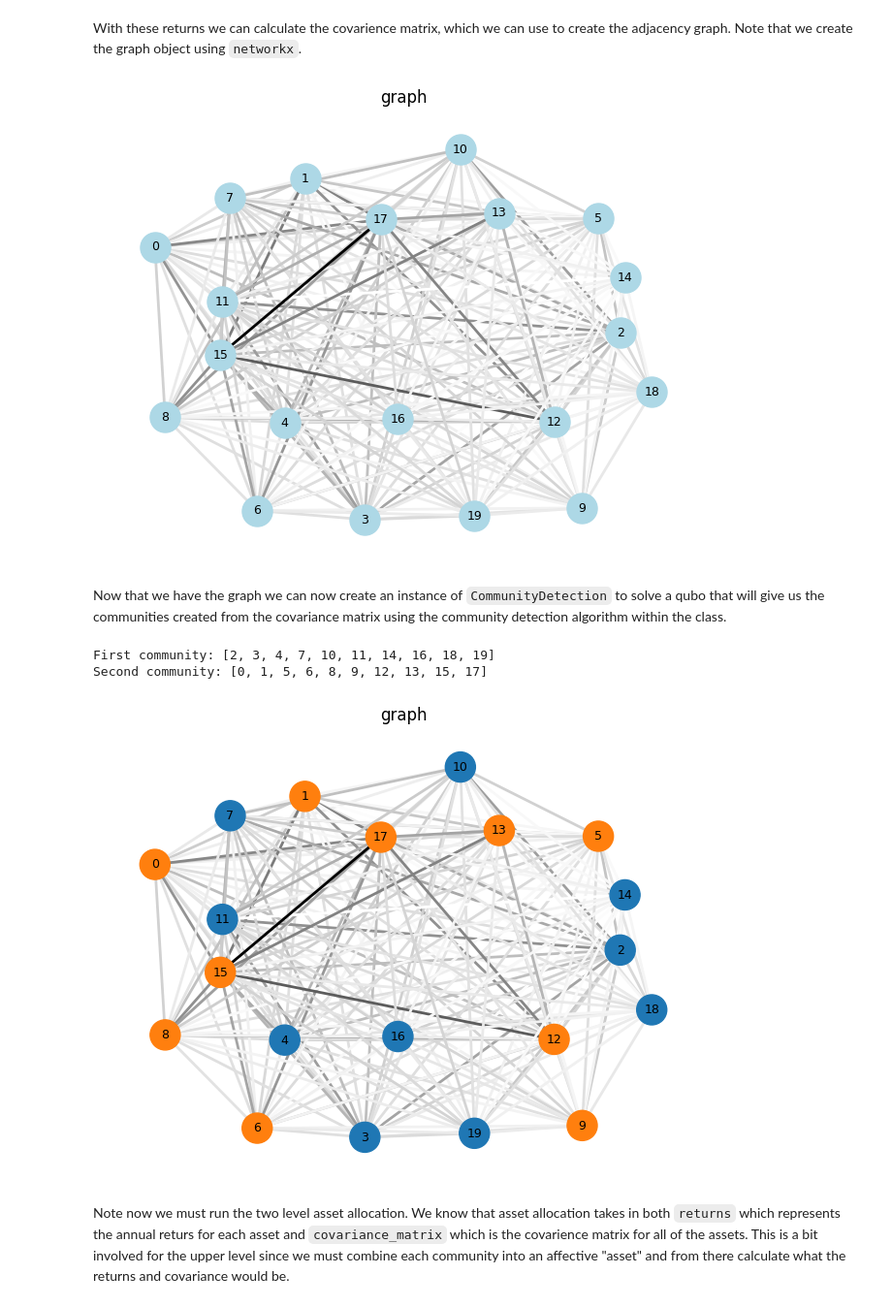
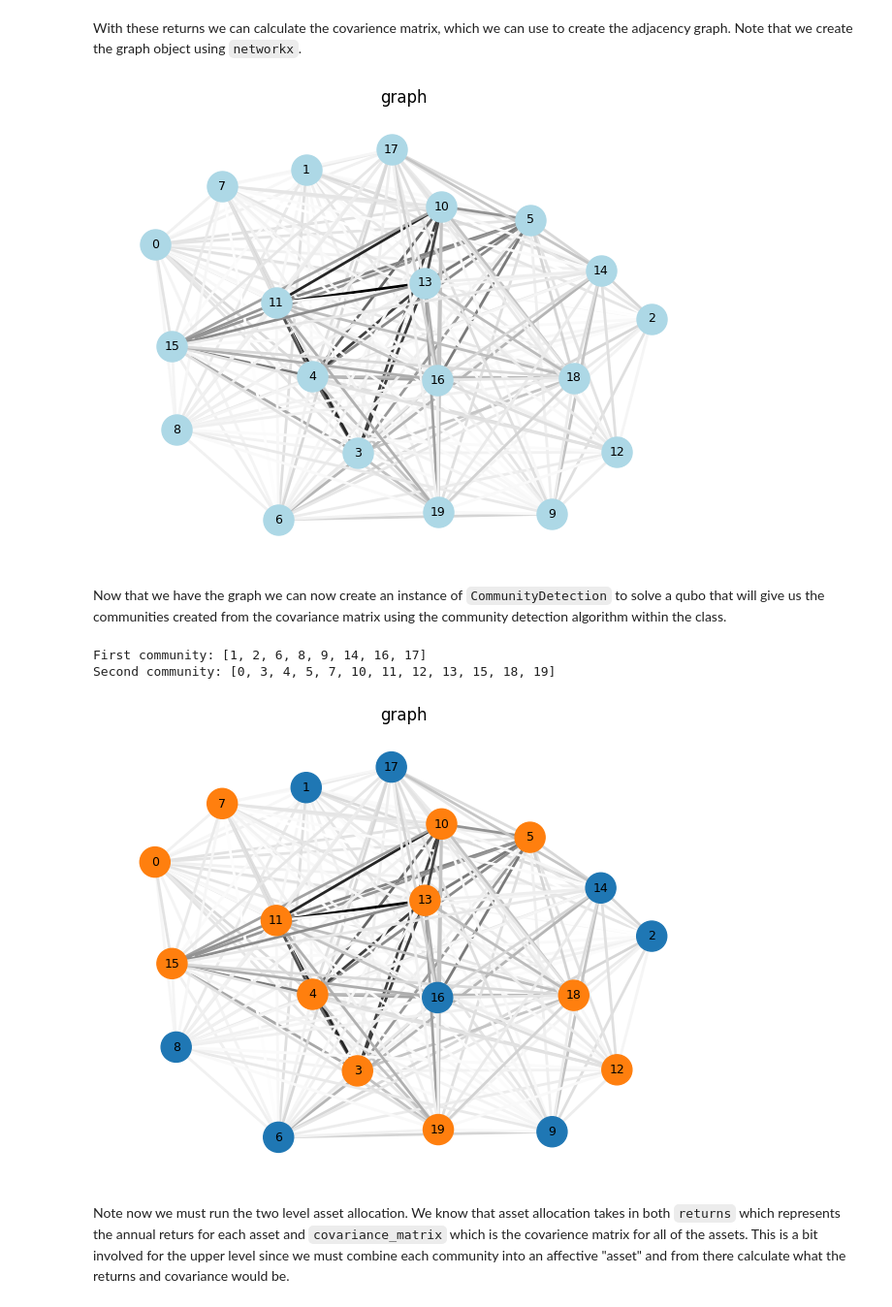
Before and after one commit to kaufmann-group/asset-allocation, a Jupyter notebook: notebooks/Demo.ipynb, the cells around one changed output. Shown at 97% size. Cells and saved outputs as stored; diff of their text form; code cells hidden in the pictures.

```diff
--- a/notebooks/Demo.ipynb
+++ b/notebooks/Demo.ipynb
@@ -35,29 +35,31 @@ returns = daily_returns * 252
 # %% [markdown]
 With these returns we can calculate the covarience matrix, which we can use to create the adjacency graph. Note that we create the graph object using `networkx`.
 # %%
-covariance_matrix = get_covariance(daily_returns=daily_returns)
-graph = nx.from_numpy_array(covariance_matrix.to_numpy())
+graph_adjacency = get_covariance(daily_returns=daily_returns, zero_diagonal=True)
+covariance_matrix = get_covariance(daily_returns=daily_returns, annualize=True)
+
+graph = nx.from_numpy_array(graph_adjacency.to_numpy())
 draw_graph(graph=graph)
 # %% [output]
-[figure, old version]
+[figure, new version]
 # %% [markdown]
 Now that we have the graph we can now create an instance of `CommunityDetection` to solve a qubo that will give us the communities created from the covariance matrix using the community detection algorithm within the class.
 # %%
 number_communities = 2
 
-community_detection = CommunityDetection(adjacency_matrix=covariance_matrix, number_communities=number_communities)
+community_detection = CommunityDetection(adjacency_matrix=graph_adjacency, number_communities=number_communities)
 communities = community_detection.run(solver_type="SIMULATED")
 
 partitions = [set(np.where(communities == c)[0]) for c in np.unique(communities)]
 
 print(f"First community: {list([int(i) for i in partitions[0]])}")
 print(f"Second community: {list([int(i) for i in partitions[1]])}")
 
 draw_graph(graph=graph, labels=communities)
 # %% [output]
-First community: [2, 3, 4, 7, 10, 11, 14, 16, 18, 19]
-Second community: [0, 1, 5, 6, 8, 9, 12, 13, 15, 17]
+First community: [1, 2, 6, 8, 9, 14, 16, 17]
+Second community: [0, 3, 4, 5, 7, 10, 11, 12, 13, 15, 18, 19]
-[figure, old version]
+[figure, new version]
 # %% [markdown]
 Note now we must run the two level asset allocation. We know that asset allocation takes in both `returns` which represents the annual returs for each asset and `covariance_matrix` which is the covarience matrix for all of the assets. This is a bit involved for the upper level since we must combine each community into an affective "asset" and from there calculate what the returns and covariance would be.
 # %%
```
Also changed, not shown: parts of 7 cells of this notebook, 7 other files.
